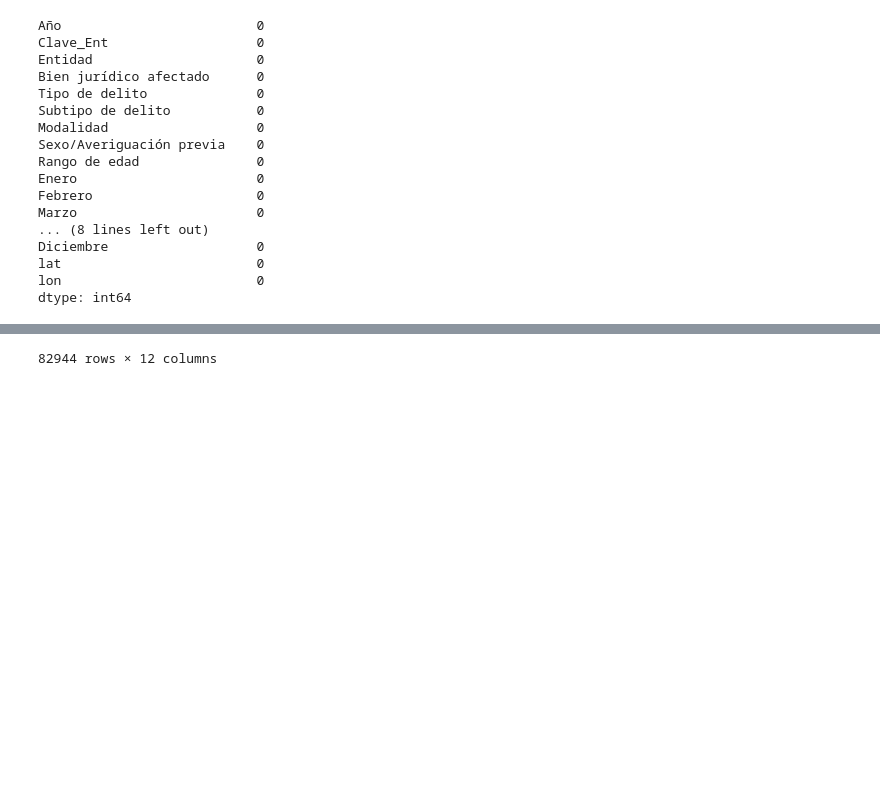
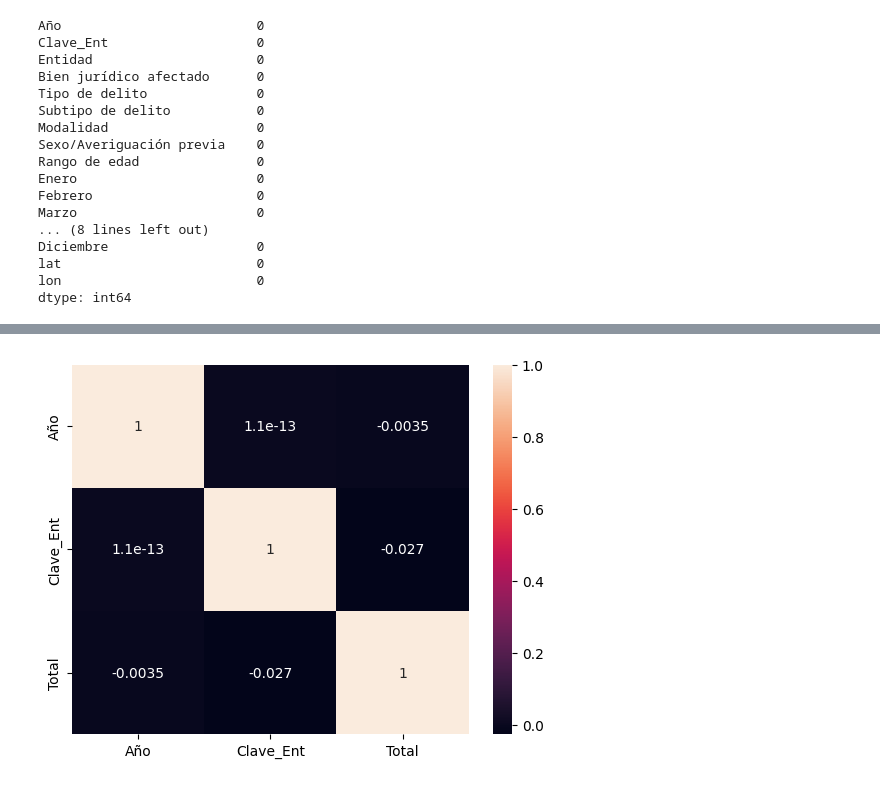
Before and after one commit to CarlosMuLa/CrimeRatesMex, a Jupyter notebook: CrimeRates.ipynb, the cells around one changed output, grey strips where cells are left out. Cells and saved outputs as stored; diff of their text form; code cells hidden in the pictures; blank space fills up the shorter version.

```diff
--- a/CrimeRates.ipynb
+++ b/CrimeRates.ipynb
@@ -168,12 +168,15 @@ dtype: int64
 df_grouped.to_csv('./Guardados/clean_crime_rate.csv', index=False)
 # %%
 import pandas as pd
+import seaborn as sns
 df=pd.read_csv('./Guardados/clean_crime_rate.csv')
-#sum the months into a new column total
 df['Total'] = df['Enero'] + df['Febrero'] + df['Marzo'] + df['Abril'] + df['Mayo'] + df['Junio'] + df['Julio'] + df['Agosto'] + df['Septiembre'] + df['Octubre'] + df['Noviembre'] + df['Diciembre']
 df['Total'] = df['Total'].astype(int)
 #drop month columns
 df.drop(['Enero','Febrero','Marzo','Abril','Mayo','Junio','Julio','Agosto','Septiembre','Octubre','Noviembre','Diciembre'], axis=1, inplace=True)
-display(df)
-df.to_csv('./Guardados/Total_crime_rate.csv', index=False)
+onlynumerical = df.drop(['Entidad','Bien jurídico afectado','Tipo de delito','Subtipo de delito','Modalidad','Sexo/Averiguación previa','Rango de edad','lat','lon'], axis=1)
+
+sns.heatmap(onlynumerical.corr(), annot=True)
+#saving the heatmap
+plt.savefig('./Guardados/heatmap.png')
 # %% [output]
@@ -192 +183 @@ df.to_csv('./Guardados/Total_crime_rate.csv', index=False)
-82944 rows × 12 columns
+[figure, added]
```
Also changed, not shown: parts of 2 cells of this notebook, 5 other files.
